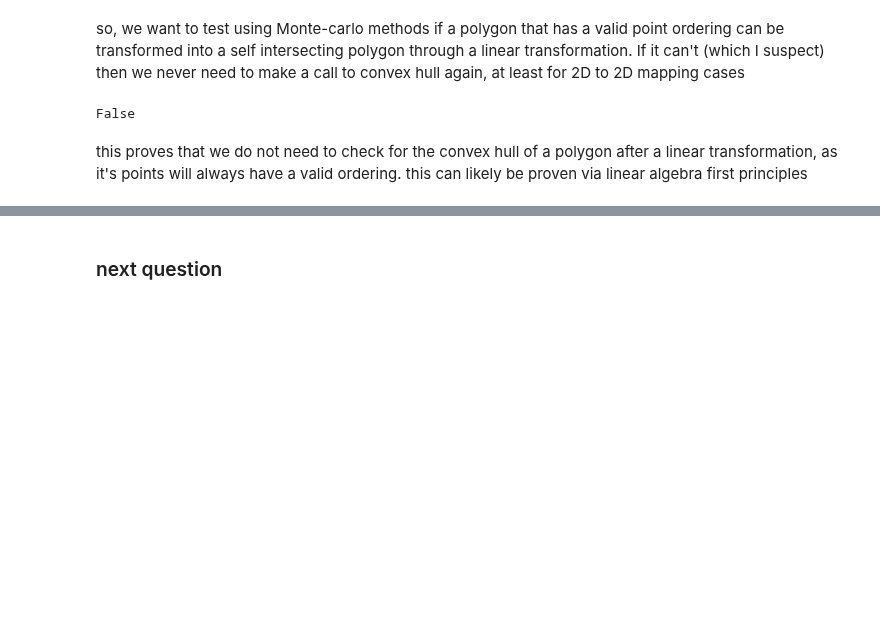
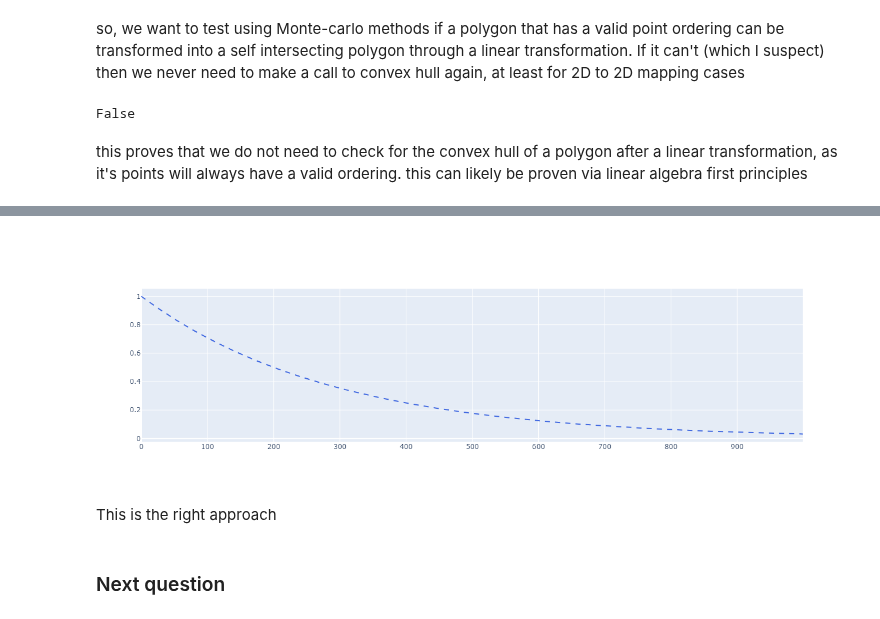
Before and after one commit to adawsonelli/NRI_Analyses, a Jupyter notebook: tests.ipynb, the cells around one changed output, grey strips where cells are left out. Drawn from its saved outputs; the diff is of its cells as text; code cells hidden in the pictures; blank space fills up the shorter version.

```diff
--- a/tests.ipynb
+++ b/tests.ipynb
@@ -48,2 +115,22 @@ this proves that we do not need to check for the convex hull of a polygon after
+# %%
+import plotly.graph_objs as go
+import numpy as np
+
+
+#discrete time exponential function
+N0 = 1
+kHalf = 200
+ks = np.arange(0,1000,1)
+Ns = []
+
+for k in ks:
+    Ns.append(N0*.5**(k/kHalf))
+
+fig = go.Figure()
+fig.add_scatter(x=xs,y=Ns,line=dict(dash='dash',color='royalblue'))
+# %% [output]
+[figure, added]
+# %% [markdown]
+This is the right approach
 # %% [markdown]
-### next question
+### Next question
```
Also changed, not shown: parts of 3 cells of this notebook, 22 other files.
